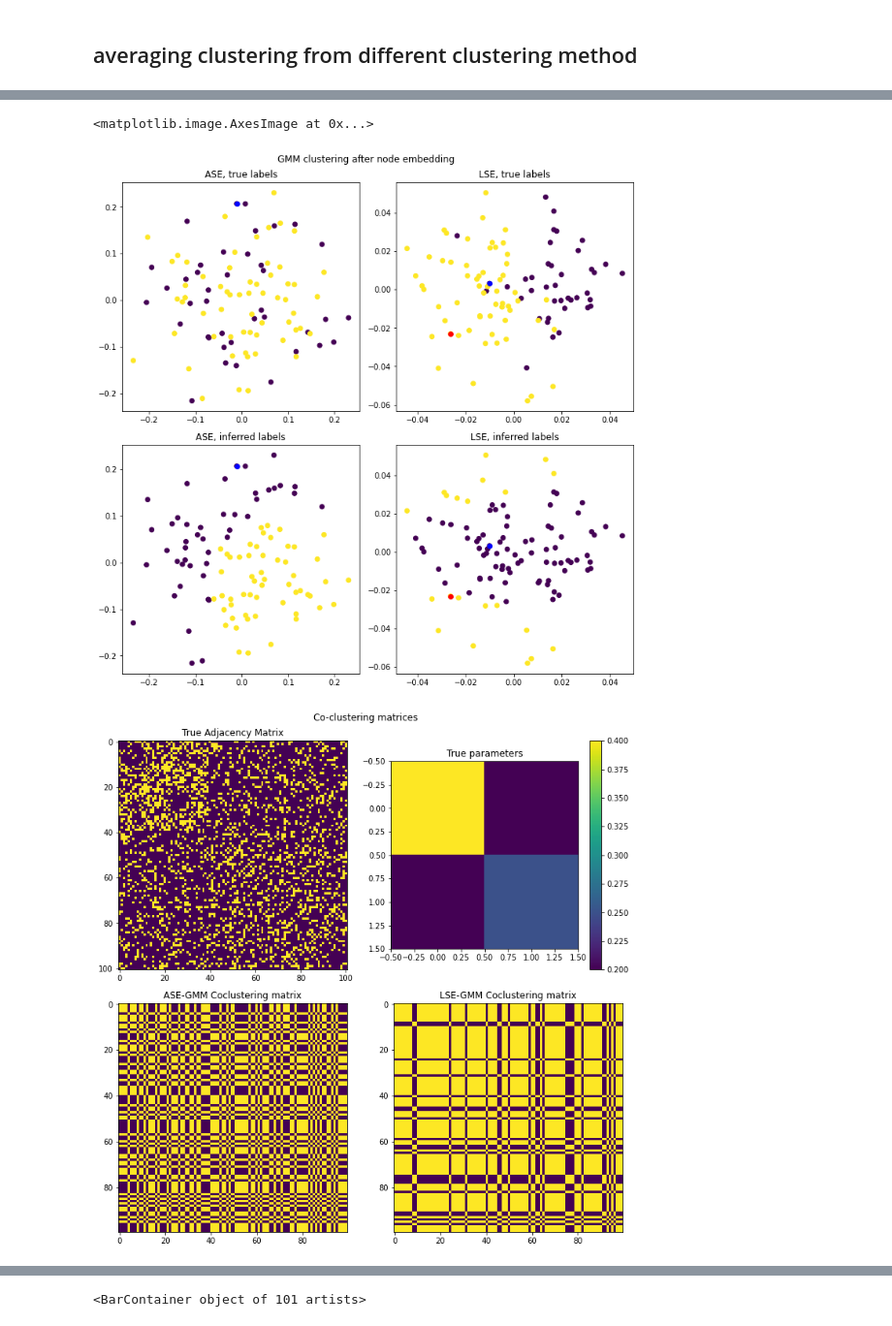
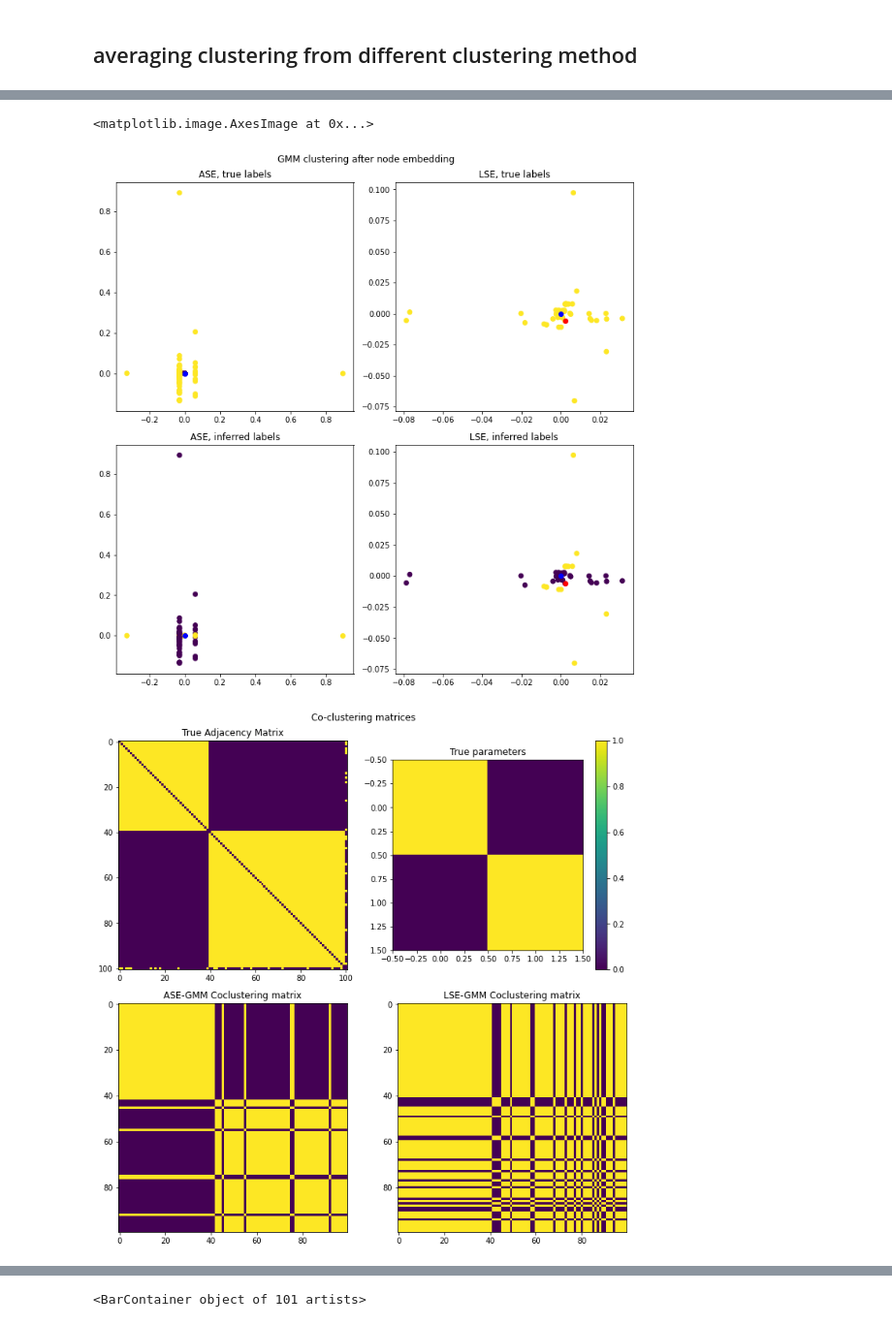
Before and after one commit to sekunder/clustering, a Jupyter notebook: Block Model.ipynb, the cells around one changed output, grey strips where cells are left out. Shown at 97% size. Saved outputs shown, nothing was run; the diff lists cells and outputs as text; code cells hidden in the pictures.

```diff
--- a/Block Model.ipynb
+++ b/Block Model.ipynb
@@ -124,16 +124,3 @@ depend on the path that could affect the correctiveness. if ab increase then the
 # plt.ylabel("error")
 # plt.xlabel("bb")
 # plt.plot(np.linspace(0,0.1,11),np.array(error))
-# %%
-probs_test = [[ .3, .1], [ 0.1, 0.4]]
-g2 = nx.stochastic_block_model(sizes2, probs_test, seed=1)
-
-for i, v in enumerate(g2.nodes):
-    L2[i,i]=g2.degree(v)
-
-    L2=L2-nx.adjacency_matrix(g2)
-
-    eig2, eigvec2= np.linalg.eigh(L2)
-    p2=eigvec2[:,[1,2]]
-
-plt.plot(range(len(eig2)),eig2)
@@ -300,7 +279,7 @@ VBox(children=(VBox(children=(HBox(children=(Figure(animation_duration=1000, axe
 # A quick visualization of a single example
 sizes2 = [2*20, 2*30]
 n_nodes = sum(sizes2)
-aa, ab, bb = 0.4, 0.2, 0.25
+aa, ab, bb = 1, 0, 1
 C_true = [[aa, ab], [ab, bb]]  # define the parameters of the stochastic block model
 k_true = np.hstack([[i]*s for i,s in enumerate(sizes2)])  # True cluster label vector
 
@@ -325,7 +304,7 @@ g2.add_node(last_node)
 g2.add_edges_from([(-1, a) for a in np.random.choice(range(sizes2[0]), size=10, replace=False)])
 g2.add_edges_from([(-1, b) for b in np.random.choice(range(sizes2[0], sizes2[0] + sizes2[1]), size=10, replace=False)])
 # %%
-node = 50
+node = -1
 
 plt.figure(figsize=(10,10), tight_layout="tight")
 plt.suptitle("GMM clustering after node embedding")
@@ -344,35 +323,35 @@ plt.subplot(2,2,3)
 plt.scatter(pA[0], pA[1], c=k_ASEGMM)
 plt.title("ASE, inferred labels")
 plt.scatter([pA[0,0]], [pA[1,0]], c="blue")
 
 plt.subplot(2,2,4)
 plt.scatter(pL[0], pL[1], c=k_LSEGMM)
 plt.title("LSE, inferred labels")
 plt.scatter([pL[0, node]], [pL[1, node]], c="red")
 plt.scatter([pL[0,0]], [pL[1,0]], c="blue")
 
 plt.figure(figsize=(10,10), tight_layout="tight")
 plt.suptitle("Co-clustering matrices")
 plt.subplot(2,2,1)
 plt.title("True Adjacency Matrix")
 plt.imshow(nx.adjacency_matrix(g2).todense(), interpolation="none")
 
 plt.subplot(2,2,2)
 plt.title("True parameters")
 plt.imshow(C_true, interpolation="none")
 plt.colorbar()
 
 plt.subplot(2,2,3)
 plt.title("ASE-GMM Coclustering matrix")
 plt.imshow(cluster_member(k_ASEGMM), interpolation="none")
 
 plt.subplot(2,2,4)
 plt.title("LSE-GMM Coclustering matrix")
 plt.imshow(cluster_member(k_LSEGMM), interpolation="none")
 # %% [output]
 <matplotlib.image.AxesImage at 0x...>
-[figure, old version]
+[figure, new version]
-[figure, old version]
+[figure, new version]
 # %%
 n_trials = 50
 # C_all = np.zeros((n_trials, n_nodes, n_nodes))
```
Also changed, not shown: parts of 8 cells of this notebook, 1 other file.
